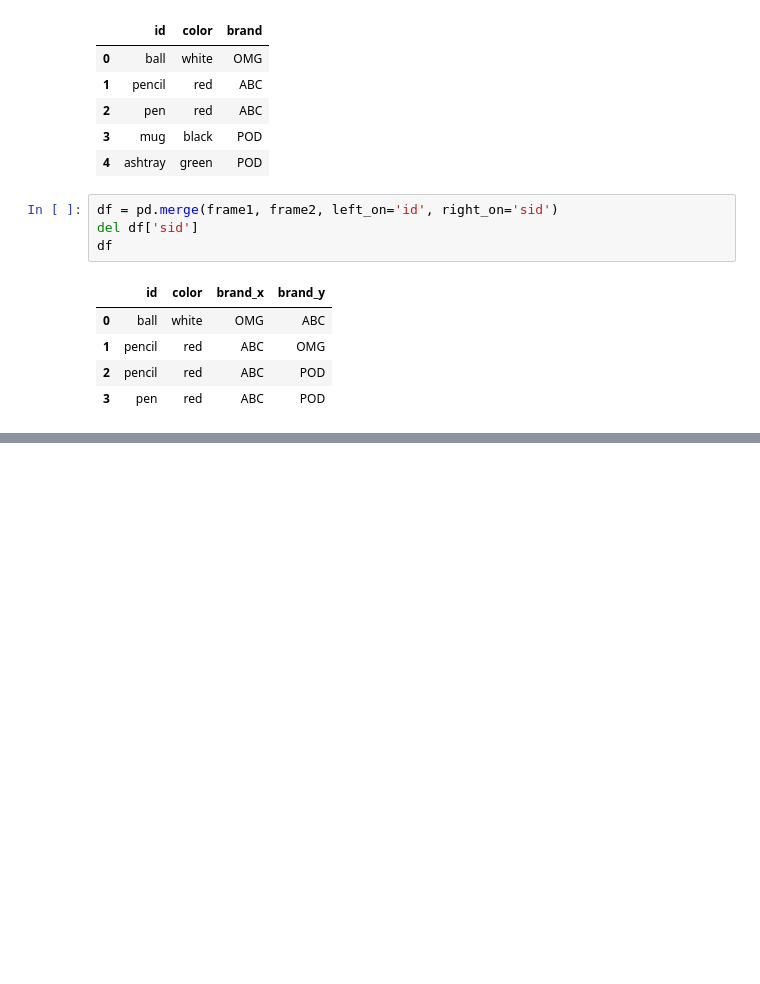
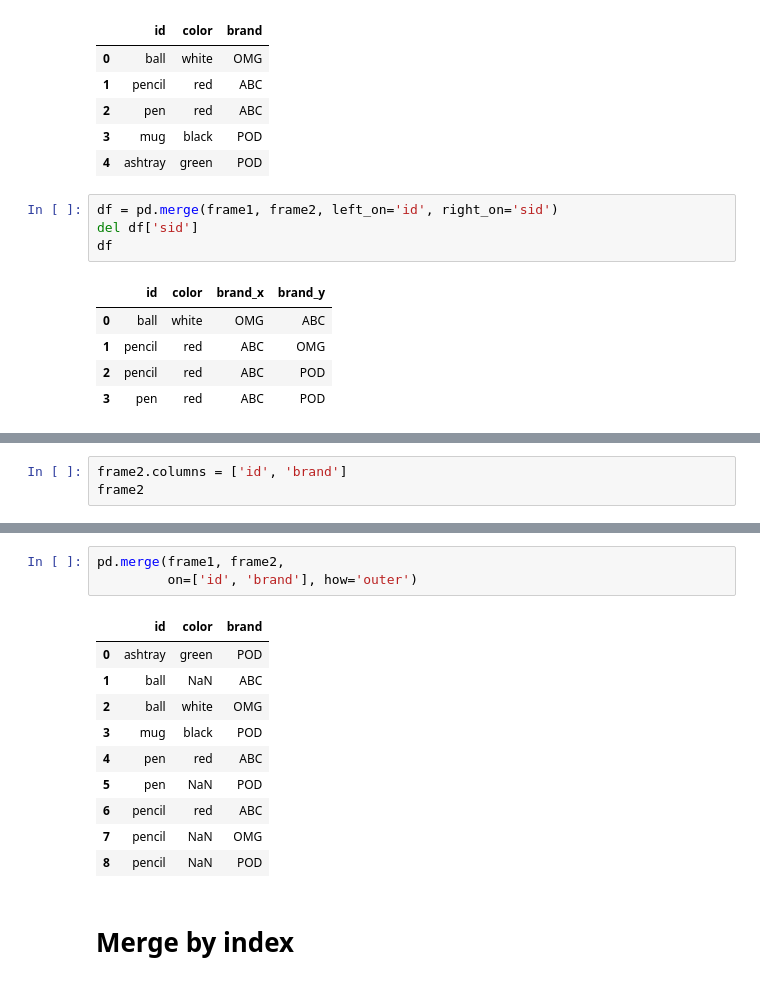
Before and after one commit to ShapovalovOleg/kibit-python, a Jupyter notebook: sandbox/sandbox1.ipynb, the cells around one changed output, grey strips where cells are left out. Saved outputs shown, nothing was run; the diff lists cells and outputs as text; blank space fills up the shorter version.

```diff
--- a/sandbox/sandbox1.ipynb
+++ b/sandbox/sandbox1.ipynb
@@ -103,0 +106,3 @@ df
+# %%
+frame2.columns = ['id', 'brand']
+frame2
@@ -103,0 +160,16 @@ df
+# %%
+pd.merge(frame1, frame2,
+         on=['id', 'brand'], how='outer')
+# %% [output]
+|  | id | color | brand |
+| 0 | ashtray | green | POD |
+| 1 | ball | NaN | ABC |
+| 2 | ball | white | OMG |
+| 3 | mug | black | POD |
+| 4 | pen | red | ABC |
+| 5 | pen | NaN | POD |
+| 6 | pencil | red | ABC |
+| 7 | pencil | NaN | OMG |
+| 8 | pencil | NaN | POD |
+# %% [markdown]
+# Merge by index
```
Also changed, not shown: parts of 60 cells of this notebook, 7 other files.
